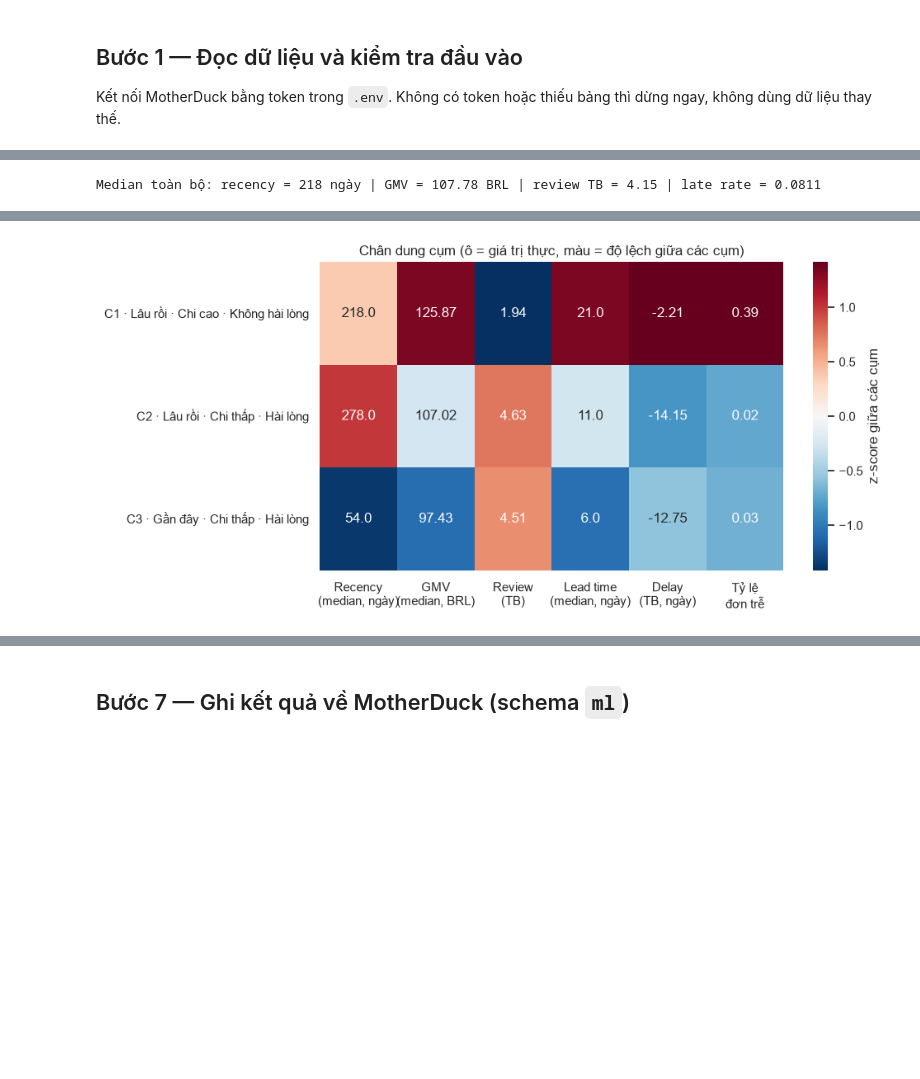
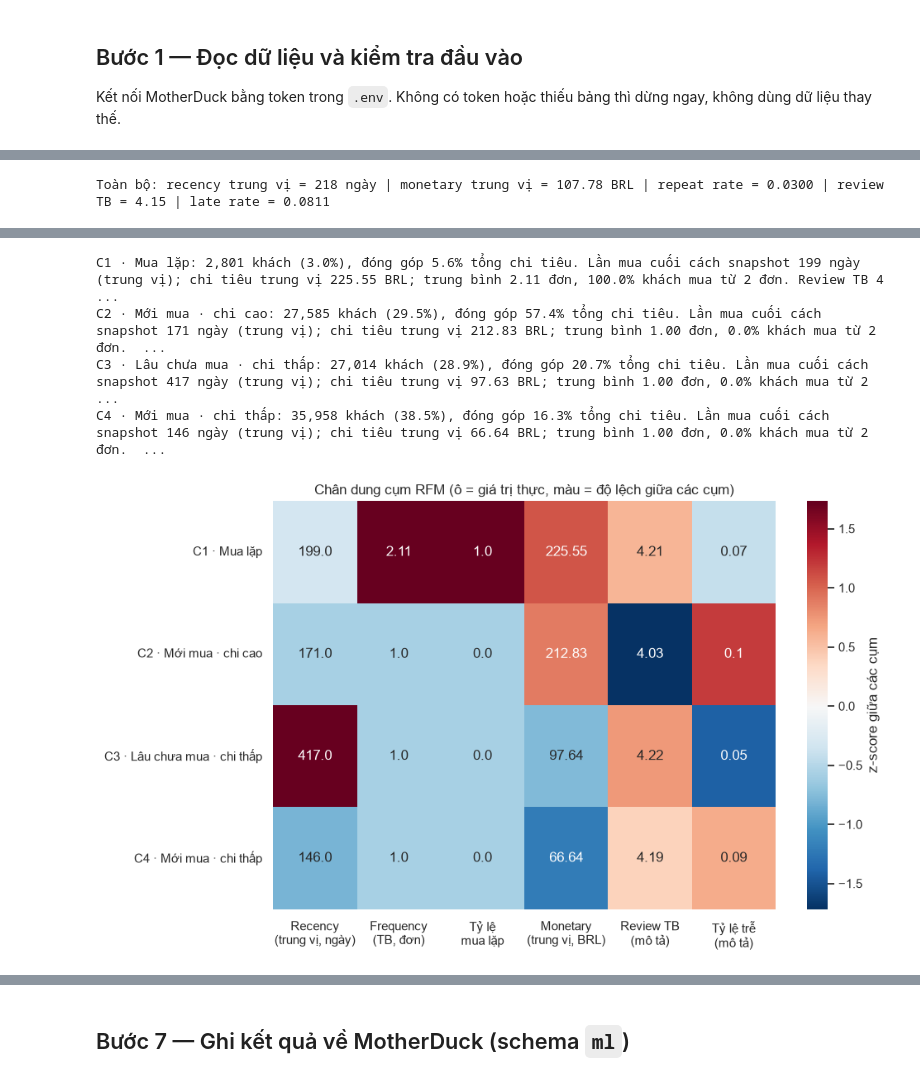
Before and after one commit to ngmaianhz/Data-Warehouse, a Jupyter notebook: notebooks/04_ml_clustering.ipynb, the cells around one changed output, grey strips where cells are left out. Drawn from its saved outputs; the diff is of its cells as text; code cells hidden in the pictures; blank space fills up the shorter version.

Commit message:
Update customer clustering mart and visuals
Co-authored-by: Copilot <223556219+Copilot@users.noreply.github.com>

```diff
--- a/notebooks/04_ml_clustering.ipynb
+++ b/notebooks/04_ml_clustering.ipynb
@@ -12,7 +16,6 @@ from datetime import datetime
 from pathlib import Path
 
 import duckdb
-import matplotlib
 import matplotlib.pyplot as plt
 import numpy as np
 import pandas as pd
@@ -20,21 +23,21 @@ import seaborn as sns
 import sklearn
 from dotenv import load_dotenv
 from sklearn.cluster import KMeans
-from sklearn.decomposition import PCA
 from sklearn.metrics import (adjusted_rand_score, calinski_harabasz_score,
                              davies_bouldin_score, silhouette_score)
 from sklearn.preprocessing import StandardScaler
 
 # ---- Cấu hình cố định ----
 RANDOM_STATE = 42
-FEATURE_SET_VERSION = "v1"
+FEATURE_SET_VERSION = "rfm_v1"
 K_RANGE = range(2, 11)          # đánh giá K = 2..10
 K_CHOICE_RANGE = (3, 8)         # chỉ chọn K trong 3..8
 MIN_CLUSTER_PCT = 2.0           # loại K có cụm nhỏ hơn 2% dân số
 SIL_SAMPLE = 10_000             # silhouette tính trên mẫu (O(n^2))
 N_INIT = 10
 ARI_THRESHOLD = 0.90
-INPUT_TABLE = "main_mart.mart_customer_360"
+RFM_TABLE = "main_mart.mart_customer_rfm"
+C360_TABLE = "main_mart.mart_customer_360"
 OUT_SCHEMA = "ml"
 EXPECTED_ROWS = 93_358
 
@@ -271,8 +262,9 @@ display(ari.round(4))
 MEAN_ARI = ari["ari_vs_seed_42"].mean()
 print(f"Mean ARI = {MEAN_ARI:.4f} ->", "ỔN ĐỊNH" if MEAN_ARI >= ARI_THRESHOLD else "CẢNH BÁO: dưới ngưỡng 0.90")
 
-order = (pd.Series(df["total_gmv"].values).groupby(raw_labels).median()
-         .sort_values(ascending=False).index.tolist())
+g0 = pd.DataFrame({"lab": raw_labels, "m": df["monetary"].values, "r": df["recency_days"].values})
+order = (g0.groupby("lab").agg(m=("m", "median"), r=("r", "median"))
+         .sort_values(["m", "r"], ascending=[False, True]).index.tolist())
 remap = {old: new for new, old in enumerate(order, start=1)}
 df["cluster_id"] = pd.Series(raw_labels).map(remap).values
 df["distance_to_centroid"] = dist
@@ -298,54 +295,66 @@ Nhãn `cluster_label` là nhãn mô tả tự động (so median của cụm v
 # %%
 pop_med_r = df["recency_days"].median()
-pop_med_m = df["total_gmv"].median()
-total_gmv_all = df["total_gmv"].sum()
+pop_med_m = df["monetary"].median()
+total_m = df["monetary"].sum()
 
 def top_state(s):
-    vc = s.value_counts()
+    vc = s.dropna().value_counts()
     return pd.Series({"top_state": vc.index[0], "pct_top_state": 100 * vc.iloc[0] / vc.sum()})
 
 g = df.groupby("cluster_id")
 profile = pd.DataFrame({
     "n_customers": g.size(),
     "pct_customers": 100 * g.size() / len(df),
-    "sum_gmv": g["total_gmv"].sum(),
-    "pct_gmv": 100 * g["total_gmv"].sum() / total_gmv_all,
+    "sum_monetary": g["monetary"].sum(),
+    "pct_monetary": 100 * g["monetary"].sum() / total_m,
     "median_recency_days": g["recency_days"].median(),
-    "median_total_gmv": g["total_gmv"].median(),
-    "mean_total_gmv": g["total_gmv"].mean(),
-    "repeat_rate": g["is_repeat_customer"].mean(),
+    "mean_frequency": g["frequency"].mean(),
+    "repeat_rate": g["frequency"].apply(lambda s: (s > 1).mean()),
+    "median_monetary": g["monetary"].median(),
+    "mean_monetary": g["monetary"].mean(),
     "avg_review_score": g["avg_review_score"].mean(),
-    "median_lead_time_days": g["avg_lead_time_days"].median(),
-    "avg_delivery_delay_days": g["avg_delivery_delay_days"].mean(),
     "late_order_rate": g["orders_late"].sum() / (g["orders_on_time"].sum() + g["orders_late"].sum()),
 }).join(g["latest_state"].apply(top_state).unstack())
 profile["pct_top_state"] = profile["pct_top_state"].astype(float)
 
 def make_label(cid, row):
-    r = "Gần đây" if row["median_recency_days"] < pop_med_r else "Lâu rồi"
-    m = "Chi cao" if row["median_total_gmv"] >= pop_med_m else "Chi thấp"
-    e = "Hài lòng" if row["avg_review_score"] >= 4.0 else "Không hài lòng"
-    return f"C{cid} · {r} · {m} · {e}"
+    if row["repeat_rate"] >= 0.5:
+        name = "Mua lặp"
+    else:
+        r = "Mới mua" if row["median_recency_days"] < pop_med_r else "Lâu chưa mua"
+        m = "chi cao" if row["median_monetary"] >= pop_med_m else "chi thấp"
+        name = f"{r} · {m}"
+    return f"C{cid} · {name}"
+
+def make_description(row):
+    return (f"{int(row['n_customers']):,} khách ({row['pct_customers']:.1f}%), đóng góp {row['pct_monetary']:.1f}% tổng chi tiêu. "
+            f"Lần mua cuối cách snapshot {row['median_recency_days']:.0f} ngày (trung vị); "
+            f"chi tiêu trung vị {row['median_monetary']:,.2f} BRL; trung bình {row['mean_frequency']:.2f} đơn, "
+            f"{100 * row['repeat_rate']:.1f}% khách mua từ 2 đơn. "
+            f"Review TB {row['avg_review_score']:.2f}, tỷ lệ đơn giao trễ {100 * row['late_order_rate']:.1f}%.")
 
 profile["cluster_label"] = [make_label(cid, row) for cid, row in profile.iterrows()]
+profile["cluster_description"] = [make_description(row) for _, row in profile.iterrows()]
 profile = profile.reset_index()
+assert profile["cluster_label"].is_unique
 df["cluster_label"] = df["cluster_id"].map(dict(zip(profile["cluster_id"], profile["cluster_label"])))
 
-print(f"Median toàn bộ: recency = {pop_med_r:.0f} ngày | GMV = {pop_med_m:.2f} BRL | "
-      f"review TB = {df['avg_review_score'].mean():.2f} | "
-      f"late rate = {df['orders_late'].sum() / (df['orders_on_time'].sum() + df['orders_late'].sum()):.4f}")
-display(profile.round(3))
+late_all = df["orders_late"].sum() / (df["orders_on_time"].sum() + df["orders_late"].sum())
+print(f"Toàn bộ: recency trung vị = {pop_med_r:.0f} ngày | monetary trung vị = {pop_med_m:.2f} BRL | "
+      f"repeat rate = {(df['frequency'] > 1).mean():.4f} | review TB = {df['avg_review_score'].mean():.2f} | late rate = {late_all:.4f}")
+display(profile.drop(columns="cluster_description").round(3))
+for _, r in profile.iterrows():
+    print(f"{r['cluster_label']}: {r['cluster_description']}")
 
-# Heatmap: z-score của chỉ số đại diện từng cụm, ghi giá trị thực trong ô
-hm_cols = {"median_recency_days": "Recency\n(median, ngày)", "median_total_gmv": "GMV\n(median, BRL)",
-           "avg_review_score": "Review\n(TB)", "median_lead_time_days": "Lead time\n(median, ngày)",
-           "avg_delivery_delay_days": "Delay\n(TB, ngày)", "late_order_rate": "Tỷ lệ\nđơn trễ"}
+hm_cols = {"median_recency_days": "Recency\n(trung vị, ngày)", "mean_frequency": "Frequency\n(TB, đơn)",
+           "repeat_rate": "Tỷ lệ\nmua lặp", "median_monetary": "Monetary\n(trung vị, BRL)",
+           "avg_review_score": "Review TB\n(mô tả)", "late_order_rate": "Tỷ lệ trễ\n(mô tả)"}
 hm = profile.set_index("cluster_label")[list(hm_cols)].rename(columns=hm_cols)
 hz = (hm - hm.mean()) / hm.std(ddof=0).replace(0, 1)
-fig, ax = plt.subplots(figsize=(10, 1.1 * FINAL_K + 1.5))
+fig, ax = plt.subplots(figsize=(10, 1.1 * FINAL_K + 1.6))
 sns.heatmap(hz, annot=hm.round(2), fmt="", cmap="RdBu_r", center=0, ax=ax, cbar_kws={"label": "z-score giữa các cụm"})
-ax.set(title="Chân dung cụm (ô = giá trị thực, màu = độ lệch giữa các cụm)", xlabel="", ylabel="")
+ax.set(title="Chân dung cụm RFM (ô = giá trị thực, màu = độ lệch giữa các cụm)", xlabel="", ylabel="")
 plt.xticks(rotation=0)
 plt.tight_layout(); fig.savefig(FIG_DIR / "04_cluster_profile_heatmap.png", dpi=150); plt.show()
 # %% [output]
-Median toàn bộ: recency = 218 ngày | GMV = 107.78 BRL | review TB = 4.15 | late rate = 0.0811
+Toàn bộ: recency trung vị = 218 ngày | monetary trung vị = 107.78 BRL | repeat rate = 0.0300 | review TB = 4.15 | late rate = 0.0811
@@ -356 +366,5 @@ Median toàn bộ: recency = 218 ngày | GMV = 107.78 BRL | review TB = 4.15 | l
+C1 · Mua lặp: 2,801 khách (3.0%), đóng góp 5.6% tổng chi tiêu. Lần mua cuối cách snapshot 199 ngày (trung vị); chi tiêu trung vị 225.55 BRL; trung bình 2.11 đơn, 100.0% khách mua từ 2 đơn. Review TB 4 ...
+C2 · Mới mua · chi cao: 27,585 khách (29.5%), đóng góp 57.4% tổng chi tiêu. Lần mua cuối cách snapshot 171 ngày (trung vị); chi tiêu trung vị 212.83 BRL; trung bình 1.00 đơn, 0.0% khách mua từ 2 đơn.  ...
+C3 · Lâu chưa mua · chi thấp: 27,014 khách (28.9%), đóng góp 20.7% tổng chi tiêu. Lần mua cuối cách snapshot 417 ngày (trung vị); chi tiêu trung vị 97.63 BRL; trung bình 1.00 đơn, 0.0% khách mua từ 2  ...
+C4 · Mới mua · chi thấp: 35,958 khách (38.5%), đóng góp 16.3% tổng chi tiêu. Lần mua cuối cách snapshot 146 ngày (trung vị); chi tiêu trung vị 66.64 BRL; trung bình 1.00 đơn, 0.0% khách mua từ 2 đơn.  ...
-[figure, old version]
+[figure, new version]
```
Also changed, not shown: parts of 20 cells of this notebook, 20 other files.
